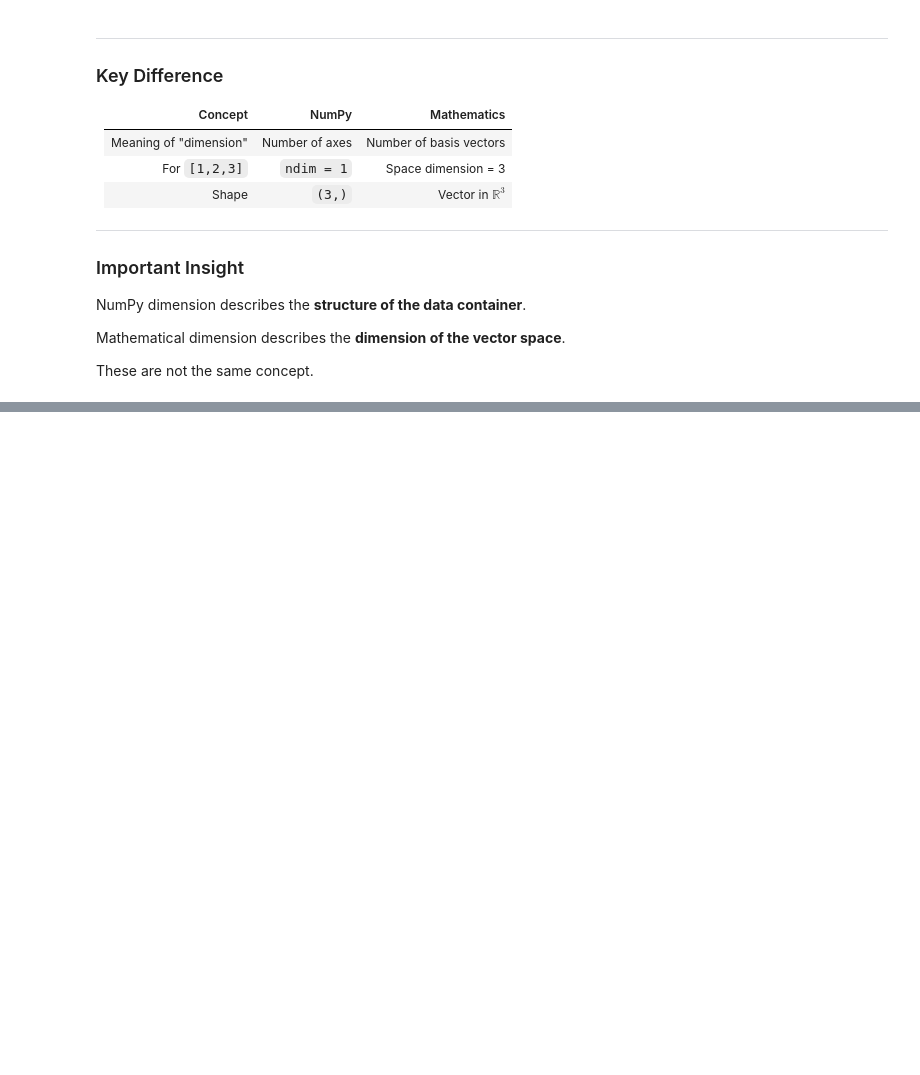
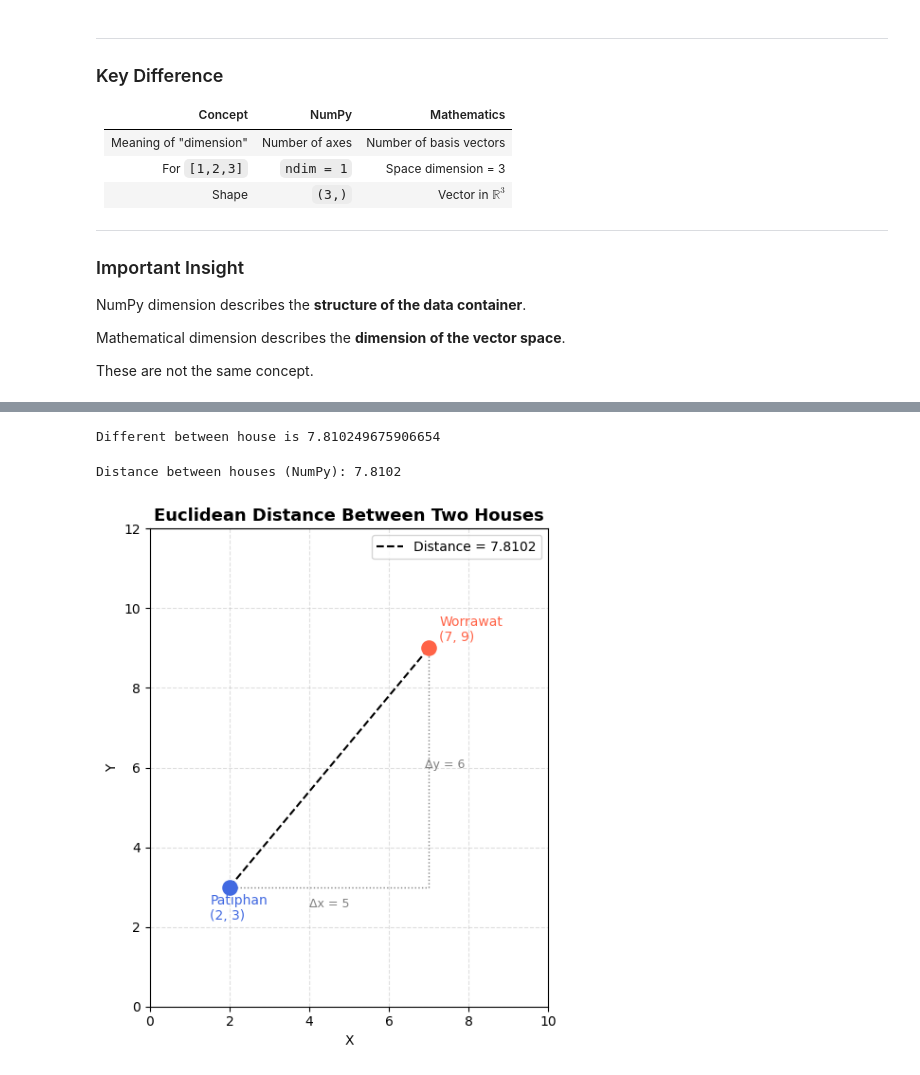
Before and after one commit to PatiphanAK/math-for-it, a Jupyter notebook: linear_algebra/vector_space/Vector_Space.ipynb, the cells around one changed output, grey strips where cells are left out. Saved outputs shown, nothing was run; the diff lists cells and outputs as text; code cells hidden in the pictures; blank space fills up the shorter version.

```diff
--- a/linear_algebra/vector_space/Vector_Space.ipynb
+++ b/linear_algebra/vector_space/Vector_Space.ipynb
@@ -78,0 +198,63 @@ These are not the same concept.
+# %%
+import math
+
+patiphan_house = (2,3)
+worrawat_house = (7,9)
+
+def euclidean_distance_basic(p, q):
+    total = 0
+    for i in range(len(p)):
+        total += (q[i] - p[i])**2
+    return math.sqrt(total)
+
+print(f"Different between house is {euclidean_distance_basic(patiphan_house, worrawat_house)}")
+# %% [output]
+Different between house is 7.810249675906654
+# %%
+import numpy as np
+import matplotlib.pyplot as plt
+
+patiphan_house = np.array([2, 3])
+worrawat_house = np.array([7, 9])
+
+def euclidean_distance_numpy(p, q):
+    v = q - p
+    return np.sqrt(np.sum(v**2))
+
+dist = euclidean_distance_numpy(patiphan_house, worrawat_house)
+print(f"Distance between houses (NumPy): {dist:.4f}")
+# %% [output]
+Distance between houses (NumPy): 7.8102
+# %%
+# --- Visualization ---
+fig, ax = plt.subplots(figsize=(7, 6))
+
+ax.scatter(*patiphan_house, color='royalblue', s=120, zorder=5)
+ax.scatter(*worrawat_house, color='tomato',    s=120, zorder=5)
+
+ax.annotate("Patiphan\n(2, 3)", patiphan_house,
+            textcoords="offset points", xytext=(-15, -25), fontsize=10, color='royalblue')
+ax.annotate("Worrawat\n(7, 9)", worrawat_house,
+            textcoords="offset points", xytext=(8, 5),    fontsize=10, color='tomato')
+
+ax.plot(*zip(patiphan_house, worrawat_house), 'k--', linewidth=1.5, label=f'Distance = {dist:.4f}')
+
+ax.plot([patiphan_house[0], worrawat_house[0]], [patiphan_house[1], patiphan_house[1]],
+        color='gray', linestyle=':', linewidth=1)
+ax.plot([worrawat_house[0], worrawat_house[0]], [patiphan_house[1], worrawat_house[1]],
+        color='gray', linestyle=':', linewidth=1)
+
+ax.text(4.5, 2.5, f'Δx = {worrawat_house[0]-patiphan_house[0]}', ha='center', fontsize=9, color='gray')
+ax.text(7.4, 6.0, f'Δy = {worrawat_house[1]-patiphan_house[1]}', ha='center', fontsize=9, color='gray')
+
+ax.set_xlim(0, 10); ax.set_ylim(0, 12)
+ax.set_xlabel('X'); ax.set_ylabel('Y')
+ax.set_title('Euclidean Distance Between Two Houses', fontsize=13, fontweight='bold')
+ax.legend(fontsize=10)
+ax.grid(True, linestyle='--', alpha=0.4)
+ax.set_aspect('equal')
+
+plt.tight_layout()
+plt.show()
+# %% [output]
+[figure, added]
```
Also changed, not shown: parts of 1 cell of this notebook, 1 other file.
